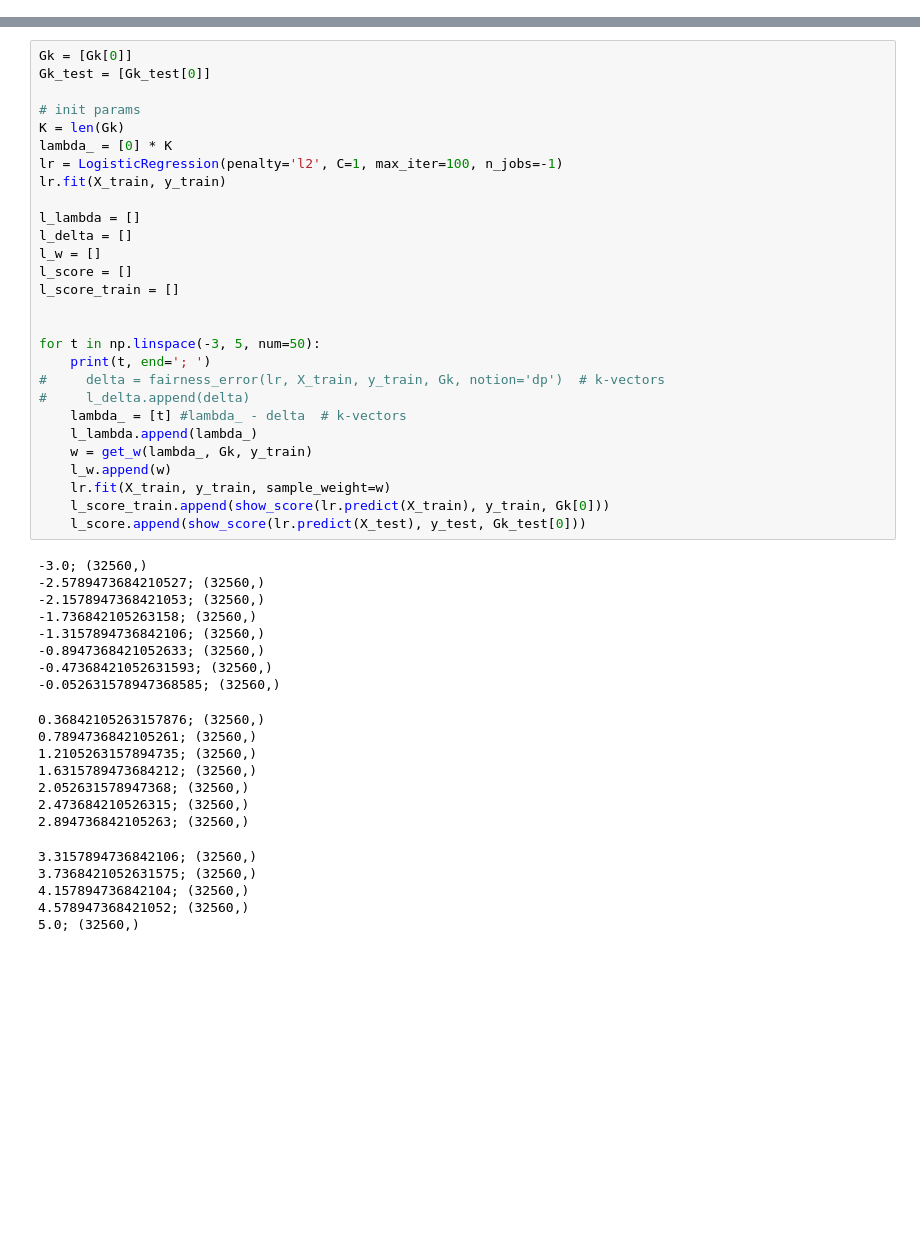
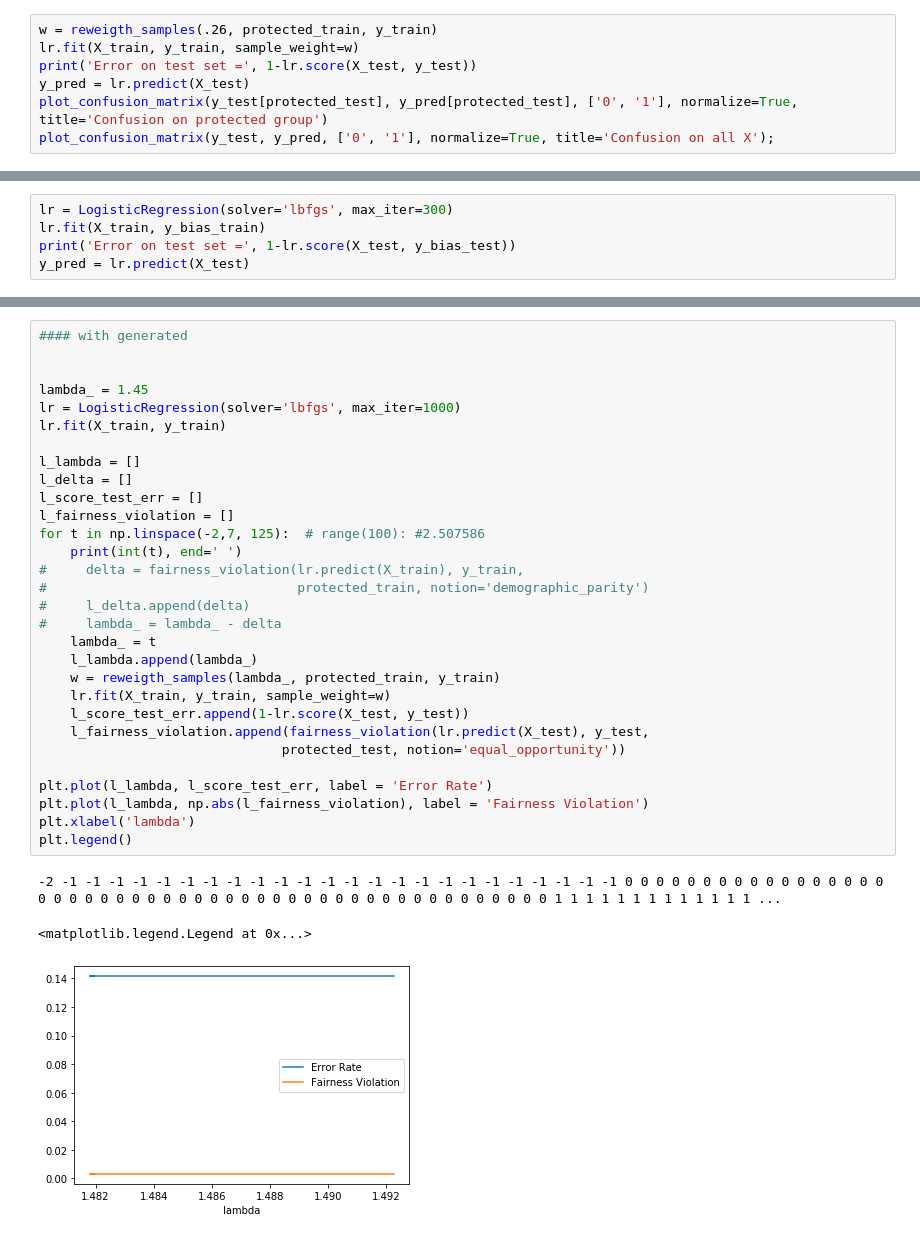
Before and after one commit to TwsThomas/fairness, a Jupyter notebook: fairness adult.ipynb, the cells around one changed output, grey strips where cells are left out. Cells and saved outputs as stored; diff of their text form; blank space fills up the shorter version.

```diff
--- a/fairness adult.ipynb
+++ b/fairness adult.ipynb
@@ -110,0 +137,7 @@ for t in range(4):
+# %%
+w = reweigth_samples(.26, protected_train, y_train)
+lr.fit(X_train, y_train, sample_weight=w)
+print('Error on test set =', 1-lr.score(X_test, y_test))
+y_pred = lr.predict(X_test)
+plot_confusion_matrix(y_test[protected_test], y_pred[protected_test], ['0', '1'], normalize=True, title='Confusion on protected group')
+plot_confusion_matrix(y_test, y_pred, ['0', '1'], normalize=True, title='Confusion on all X');
@@ -110,0 +235,5 @@ for t in range(4):
+# %%
+lr = LogisticRegression(solver='lbfgs', max_iter=300)
+lr.fit(X_train, y_bias_train)
+print('Error on test set =', 1-lr.score(X_test, y_bias_test))
+y_pred = lr.predict(X_test)
@@ -111,49 +249,34 @@ for t in range(4):
 # %%
-Gk = [Gk[0]]
-Gk_test = [Gk_test[0]]
+#### with generated
 
-# init params
-K = len(Gk)
-lambda_ = [0] * K
-lr = LogisticRegression(penalty='l2', C=1, max_iter=100, n_jobs=-1)
+
+lambda_ = 1.45
+lr = LogisticRegression(solver='lbfgs', max_iter=1000)
 lr.fit(X_train, y_train)
 
 l_lambda = []
 l_delta = []
-l_w = []
-l_score = []
-l_score_train = []
+l_score_test_err = []
+l_fairness_violation = []
+for t in np.linspace(-2,7, 125):  # range(100): #2.507586
+    print(int(t), end=' ')
+#     delta = fairness_violation(lr.predict(X_train), y_train,
+#                                protected_train, notion='demographic_parity')
+#     l_delta.append(delta)
+#     lambda_ = lambda_ - delta
+    lambda_ = t
+    l_lambda.append(lambda_)
+    w = reweigth_samples(lambda_, protected_train, y_train)
+    lr.fit(X_train, y_train, sample_weight=w)
+    l_score_test_err.append(1-lr.score(X_test, y_test))
+    l_fairness_violation.append(fairness_violation(lr.predict(X_test), y_test,
+                               protected_test, notion='equal_opportunity'))
 
-
-for t in np.linspace(-3, 5, num=50):
-    print(t, end='; ')
-#     delta = fairness_error(lr, X_train, y_train, Gk, notion='dp')  # k-vectors
-#     l_delta.append(delta)
-    lambda_ = [t] #lambda_ - delta  # k-vectors
-    l_lambda.append(lambda_)
-    w = get_w(lambda_, Gk, y_train)
-    l_w.append(w)
-    lr.fit(X_train, y_train, sample_weight=w)
-    l_score_train.append(show_score(lr.predict(X_train), y_train, Gk[0]))
-    l_score.append(show_score(lr.predict(X_test), y_test, Gk_test[0]))
+plt.plot(l_lambda, l_score_test_err, label = 'Error Rate')
+plt.plot(l_lambda, np.abs(l_fairness_violation), label = 'Fairness Violation')
+plt.xlabel('lambda')
+plt.legend()
 # %% [output]
--3.0; (32560,)
--2.5789473684210527; (32560,)
--2.1578947368421053; (32560,)
--1.736842105263158; (32560,)
--1.3157894736842106; (32560,)
--0.8947368421052633; (32560,)
--0.47368421052631593; (32560,)
--0.052631578947368585; (32560,)
+-2 -1 -1 -1 -1 -1 -1 -1 -1 -1 -1 -1 -1 -1 -1 -1 -1 -1 -1 -1 -1 -1 -1 -1 -1 0 0 0 0 0 0 0 0 0 0 0 0 0 0 0 0 0 0 0 0 0 0 0 0 0 0 0 0 0 0 0 0 0 0 0 0 0 0 0 0 0 0 0 0 0 0 0 0 0 0 1 1 1 1 1 1 1 1 1 1 1 1 1 ...
-0.36842105263157876; (32560,)
-0.7894736842105261; (32560,)
-1.2105263157894735; (32560,)
-1.6315789473684212; (32560,)
-2.052631578947368; (32560,)
-2.473684210526315; (32560,)
-2.894736842105263; (32560,)
+<matplotlib.legend.Legend at 0x...>
-3.3157894736842106; (32560,)
-3.7368421052631575; (32560,)
-4.157894736842104; (32560,)
-4.578947368421052; (32560,)
-5.0; (32560,)
+[figure, added]
```
Also changed, not shown: parts of 24 cells of this notebook, 2 other files.
